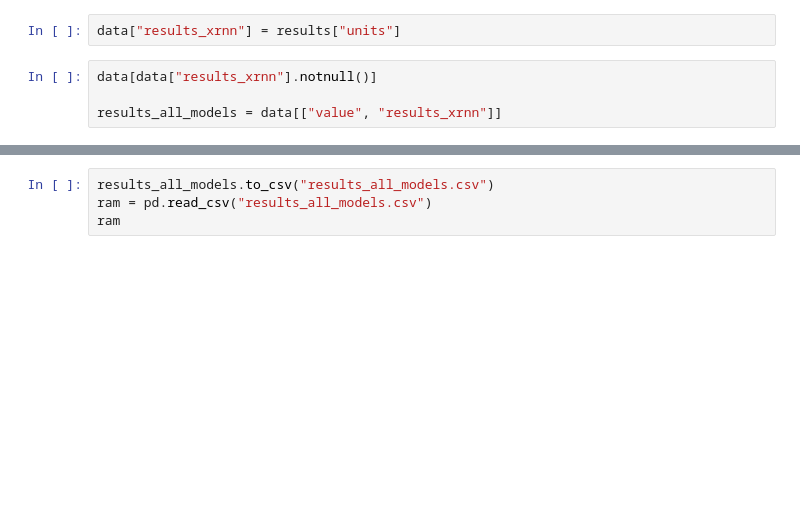
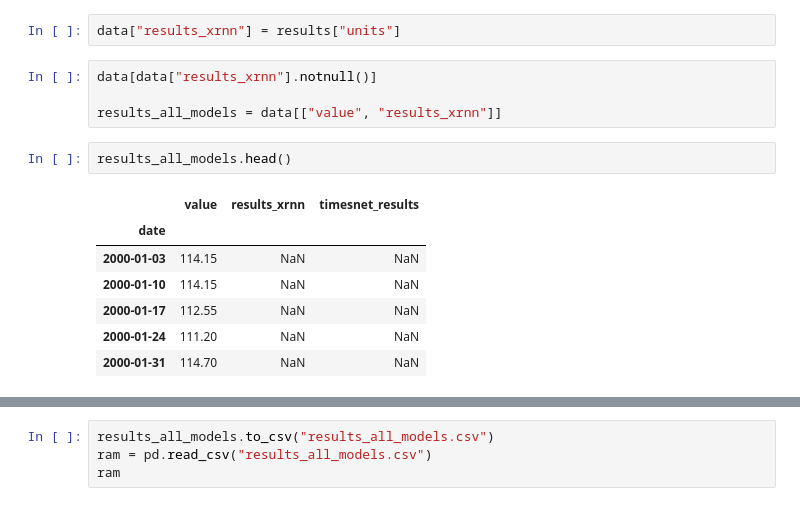
Before and after one commit to FranciscoSotoU/Time-Series-Library, a Jupyter notebook: debug.ipynb, the cells around one changed output, grey strips where cells are left out. Drawn from its saved outputs; the diff is of its cells as text; blank space fills up the shorter version.

```diff
--- a/debug.ipynb
+++ b/debug.ipynb
@@ -56,3 +79,13 @@ data["results_xrnn"] = results["units"]
 data[data["results_xrnn"].notnull()]
 
 results_all_models = data[["value", "results_xrnn"]]
+# %%
+results_all_models.head()
+# %% [output]
+|  | value | results_xrnn | timesnet_results |
+| date |  |  |  |
+| 2000-01-03 | 114.15 | NaN | NaN |
+| 2000-01-10 | 114.15 | NaN | NaN |
+| 2000-01-17 | 112.55 | NaN | NaN |
+| 2000-01-24 | 111.20 | NaN | NaN |
+| 2000-01-31 | 114.70 | NaN | NaN |
```
Also changed, not shown: parts of 15 cells of this notebook, 17 other files.
